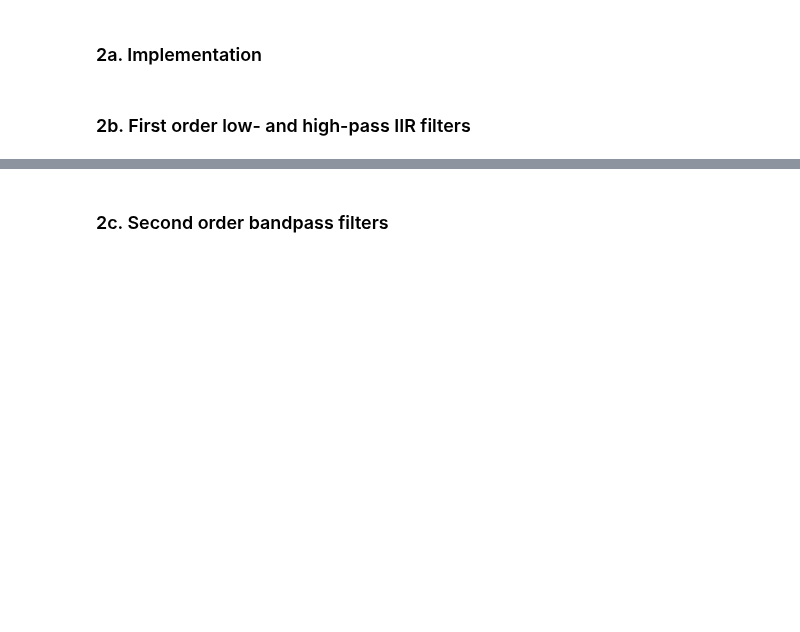
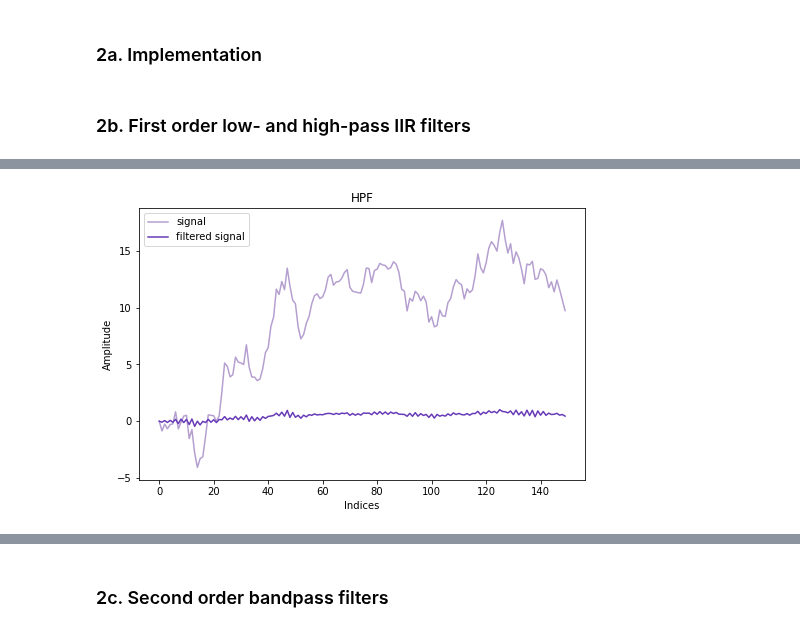
Before and after one commit to johnmays/CSDS_364_HW, a Jupyter notebook: A3/A3b/A3b_jkm100.ipynb, the cells around one changed output, grey strips where cells are left out. Cells and saved outputs as stored; diff of their text form; code cells hidden in the pictures; blank space fills up the shorter version.

```diff
--- a/A3/A3b/A3b_jkm100.ipynb
+++ b/A3/A3b/A3b_jkm100.ipynb
@@ -82,0 +135,5 @@ plotsignalandfilter(sine_signal, filtered_sine_signal)
+# %%
+y = filterIIR(x, a=[0.9], b=[0.1])
+plotsignalandfilter(x, y, title="HPF")
+# %% [output]
+[figure, added]
```
Also changed, not shown: parts of 12 cells of this notebook.
